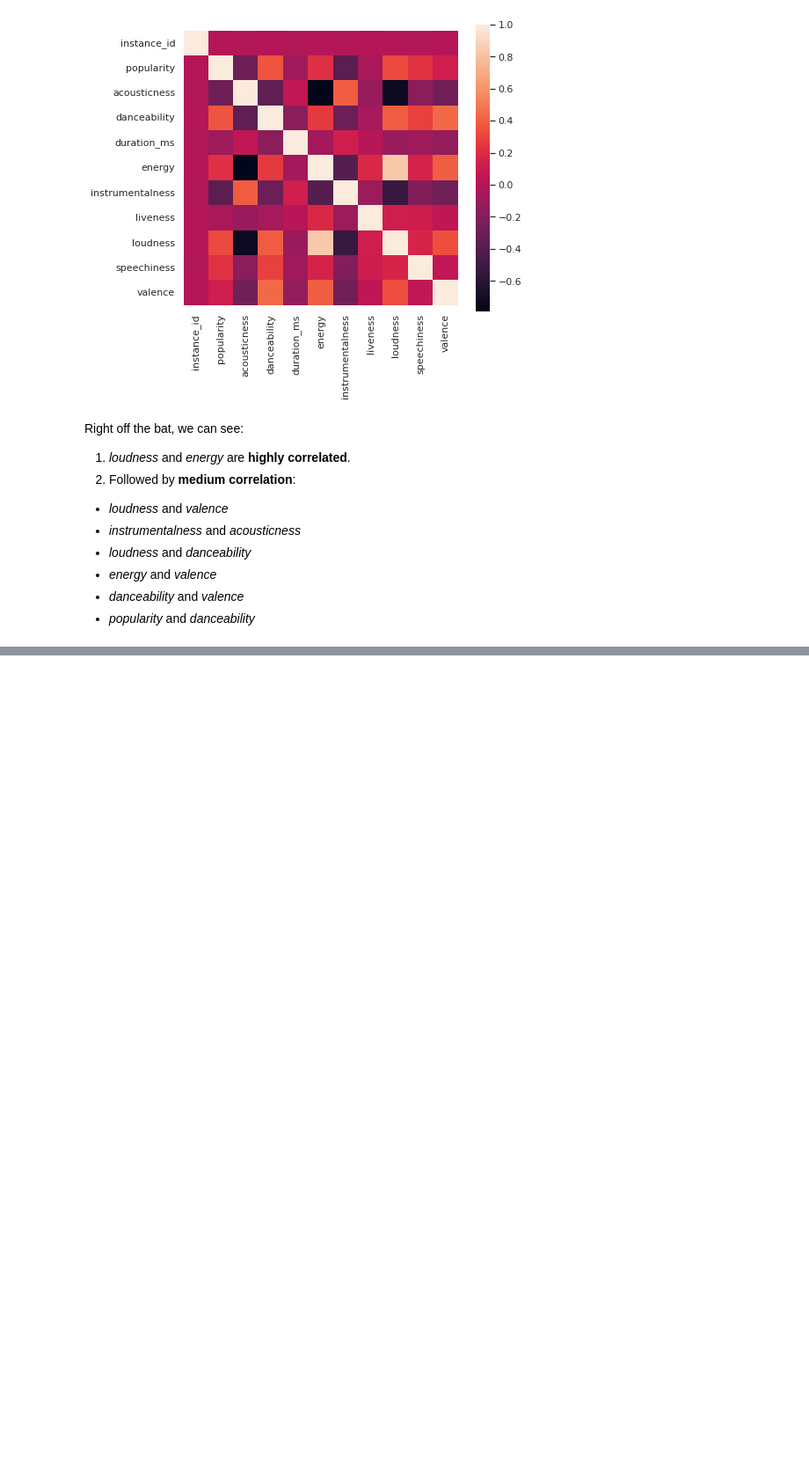
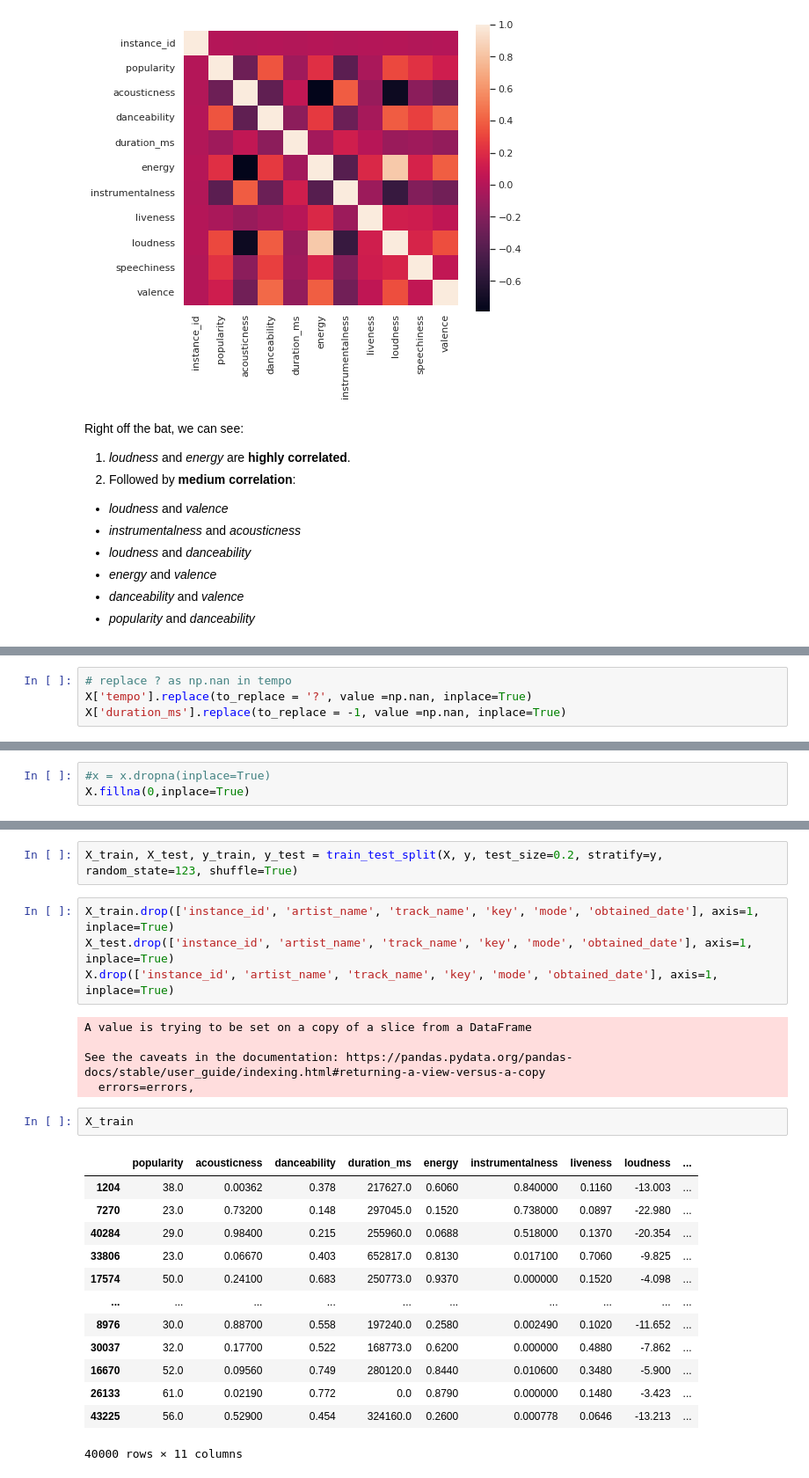
Before and after one commit to SidtheKidx/spotify-genre-analysis, a Jupyter notebook: Thrasio_music_genre_prediction.ipynb, the cells around one changed output, grey strips where cells are left out. Shown at 88% size. Saved outputs shown, nothing was run; the diff lists cells and outputs as text; blank space fills up the shorter version.

```diff
--- a/Thrasio_music_genre_prediction.ipynb
+++ b/Thrasio_music_genre_prediction.ipynb
@@ -135,0 +257,4 @@ Right off the bat, we can see:
+# %%
+# replace ? as np.nan in tempo
+X['tempo'].replace(to_replace = '?', value =np.nan, inplace=True)
+X['duration_ms'].replace(to_replace = -1, value =np.nan, inplace=True)
@@ -135,0 +282,3 @@ Right off the bat, we can see:
+# %%
+#x = x.dropna(inplace=True)
+X.fillna(0,inplace=True)
@@ -135,0 +305,27 @@ Right off the bat, we can see:
+# %%
+X_train, X_test, y_train, y_test = train_test_split(X, y, test_size=0.2, stratify=y, random_state=123, shuffle=True)
+# %%
+X_train.drop(['instance_id', 'artist_name', 'track_name', 'key', 'mode', 'obtained_date'], axis=1, inplace=True)
+X_test.drop(['instance_id', 'artist_name', 'track_name', 'key', 'mode', 'obtained_date'], axis=1, inplace=True)
+X.drop(['instance_id', 'artist_name', 'track_name', 'key', 'mode', 'obtained_date'], axis=1, inplace=True)
+# %% [output]
+A value is trying to be set on a copy of a slice from a DataFrame
+
+See the caveats in the documentation: https://pandas.pydata.org/pandas-docs/stable/user_guide/indexing.html#returning-a-view-versus-a-copy
+  errors=errors,
+# %%
+X_train
+# %% [output]
+|  | popularity | acousticness | danceability | duration_ms | energy | instrumentalness | liveness | loudness | ... |
+| 1204 | 38.0 | 0.00362 | 0.378 | 217627.0 | 0.6060 | 0.840000 | 0.1160 | -13.003 | ... |
+| 7270 | 23.0 | 0.73200 | 0.148 | 297045.0 | 0.1520 | 0.738000 | 0.0897 | -22.980 | ... |
+| 40284 | 29.0 | 0.98400 | 0.215 | 255960.0 | 0.0688 | 0.518000 | 0.1370 | -20.354 | ... |
+| 33806 | 23.0 | 0.06670 | 0.403 | 652817.0 | 0.8130 | 0.017100 | 0.7060 | -9.825 | ... |
+| 17574 | 50.0 | 0.24100 | 0.683 | 250773.0 | 0.9370 | 0.000000 | 0.1520 | -4.098 | ... |
+| ... | ... | ... | ... | ... | ... | ... | ... | ... | ... |
+| 8976 | 30.0 | 0.88700 | 0.558 | 197240.0 | 0.2580 | 0.002490 | 0.1020 | -11.652 | ... |
+| 30037 | 32.0 | 0.17700 | 0.522 | 168773.0 | 0.6200 | 0.000000 | 0.4880 | -7.862 | ... |
+| 16670 | 52.0 | 0.09560 | 0.749 | 280120.0 | 0.8440 | 0.010600 | 0.3480 | -5.900 | ... |
+| 26133 | 61.0 | 0.02190 | 0.772 | 0.0 | 0.8790 | 0.000000 | 0.1480 | -3.423 | ... |
+| 43225 | 56.0 | 0.52900 | 0.454 | 324160.0 | 0.2600 | 0.000778 | 0.0646 | -13.213 | ... |
+40000 rows × 11 columns
```
Also changed, not shown: parts of 31 cells of this notebook.
